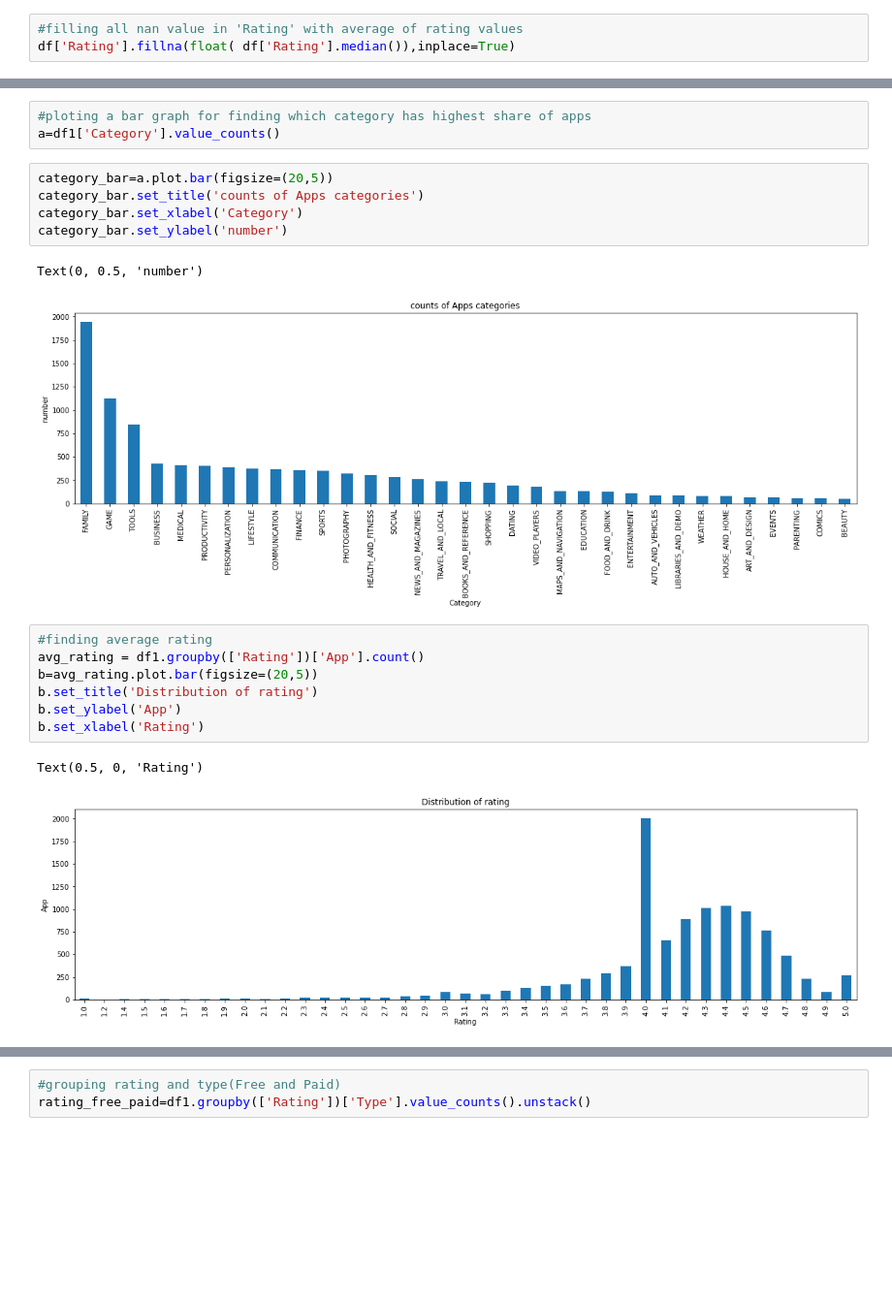
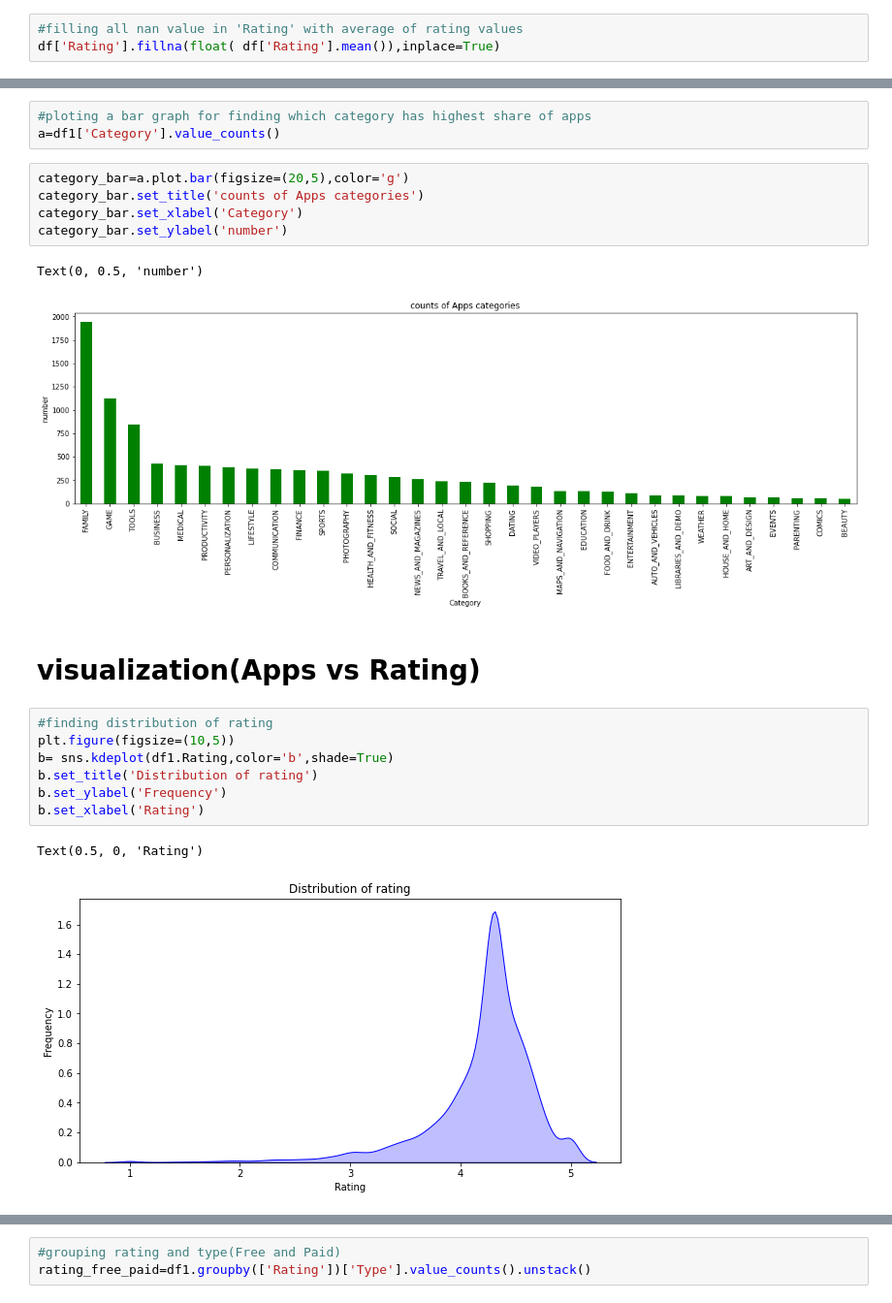
Before and after one commit to preetikhullbe/play-store-app-review, a Jupyter notebook: preeti_Play_Store_App_Review_Analysis_Capstone_Project.ipynb, the cells around one changed output, grey strips where cells are left out. Shown at 97% size. Saved outputs shown, nothing was run; the diff lists cells and outputs as text; blank space fills up the shorter version.

```diff
--- a/preeti_Play_Store_App_Review_Analysis_Capstone_Project.ipynb
+++ b/preeti_Play_Store_App_Review_Analysis_Capstone_Project.ipynb
@@ -57,6 +70,6 @@ memory usage: 1.1+ MB
 # %%
 #filling all nan value in 'Rating' with average of rating values
-df['Rating'].fillna(float( df['Rating'].median()),inplace=True)
+df['Rating'].fillna(float( df['Rating'].mean()),inplace=True)
 # %%
 #rempving all  duplicate values
 df1=df.drop_duplicates()
@@ -139,20 +162,22 @@ Name: Category, dtype: int64
 #ploting a bar graph for finding which category has highest share of apps
 a=df1['Category'].value_counts()
 # %%
-category_bar=a.plot.bar(figsize=(20,5))
+category_bar=a.plot.bar(figsize=(20,5),color='g')
 category_bar.set_title('counts of Apps categories')
 category_bar.set_xlabel('Category')
 category_bar.set_ylabel('number')
 # %% [output]
 Text(0, 0.5, 'number')
-[figure, old version]
+[figure, new version]
+# %% [markdown]
+# **visualization(Apps vs Rating)**
 # %%
-#finding average rating
-avg_rating = df1.groupby(['Rating'])['App'].count()
-b=avg_rating.plot.bar(figsize=(20,5))
+#finding distribution of rating
+plt.figure(figsize=(10,5))
+b= sns.kdeplot(df1.Rating,color='b',shade=True)
 b.set_title('Distribution of rating')
-b.set_ylabel('App')
+b.set_ylabel('Frequency')
 b.set_xlabel('Rating')
 # %% [output]
 Text(0.5, 0, 'Rating')
-[figure, old version]
+[figure, new version]
```
Also changed, not shown: parts of 34 cells of this notebook.
